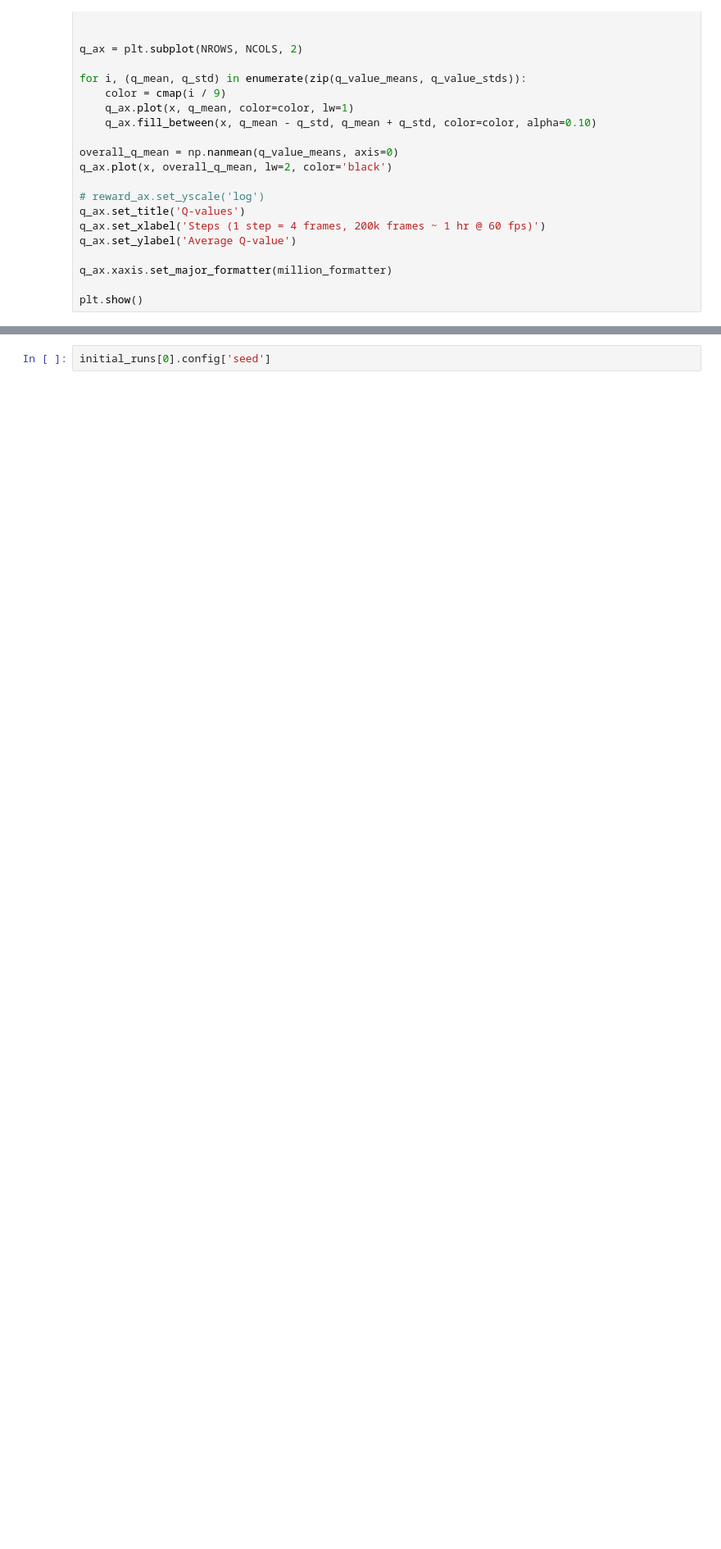
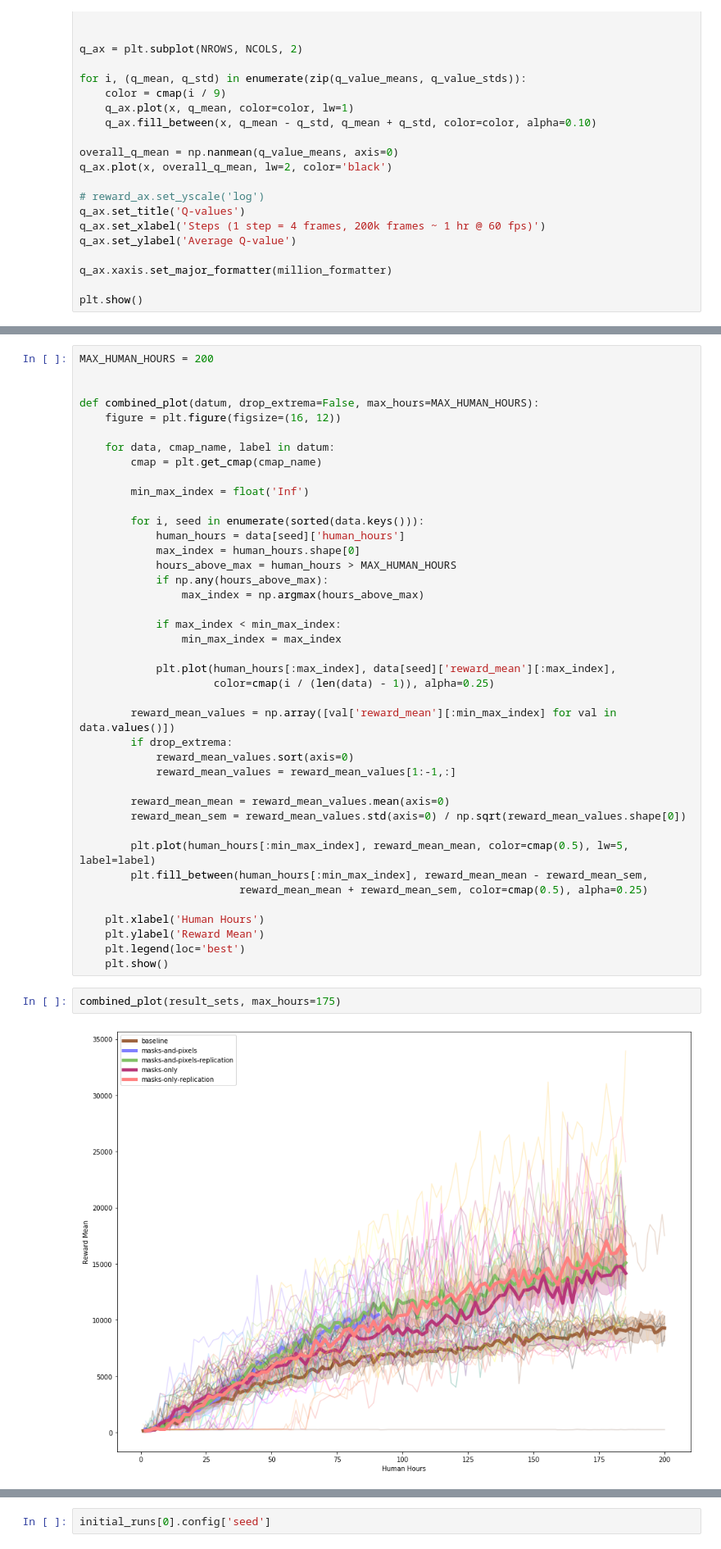
Before and after one commit to guydav/Rainbow, a Jupyter notebook: notebooks/initial_plots.ipynb, the cells around one changed output, grey strips where cells are left out. Shown at 82% size. Cells and saved outputs as stored; diff of their text form; blank space fills up the shorter version.

```diff
--- a/notebooks/initial_plots.ipynb
+++ b/notebooks/initial_plots.ipynb
@@ -114,0 +218,45 @@ plt.show()
+# %%
+MAX_HUMAN_HOURS = 200
+
+
+def combined_plot(datum, drop_extrema=False, max_hours=MAX_HUMAN_HOURS):
+    figure = plt.figure(figsize=(16, 12))
+
+    for data, cmap_name, label in datum:
+        cmap = plt.get_cmap(cmap_name)
+
+        min_max_index = float('Inf')
+
+        for i, seed in enumerate(sorted(data.keys())):
+            human_hours = data[seed]['human_hours']
+            max_index = human_hours.shape[0]
+            hours_above_max = human_hours > MAX_HUMAN_HOURS
+            if np.any(hours_above_max):
+                max_index = np.argmax(hours_above_max)
+
+            if max_index < min_max_index:
+                min_max_index = max_index
+
+            plt.plot(human_hours[:max_index], data[seed]['reward_mean'][:max_index],
+                     color=cmap(i / (len(data) - 1)), alpha=0.25)
+
+        reward_mean_values = np.array([val['reward_mean'][:min_max_index] for val in data.values()])
+        if drop_extrema:
+            reward_mean_values.sort(axis=0)
+            reward_mean_values = reward_mean_values[1:-1,:]
+
+        reward_mean_mean = reward_mean_values.mean(axis=0)
+        reward_mean_sem = reward_mean_values.std(axis=0) / np.sqrt(reward_mean_values.shape[0])
+
+        plt.plot(human_hours[:min_max_index], reward_mean_mean, color=cmap(0.5), lw=5, label=label)
+        plt.fill_between(human_hours[:min_max_index], reward_mean_mean - reward_mean_sem,
+                         reward_mean_mean + reward_mean_sem, color=cmap(0.5), alpha=0.25)
+
+    plt.xlabel('Human Hours')
+    plt.ylabel('Reward Mean')
+    plt.legend(loc='best')
+    plt.show()
+# %%
+combined_plot(result_sets, max_hours=175)
+# %% [output]
+[figure, added]
```
Also changed, not shown: parts of 20 cells of this notebook, 3 other files.
